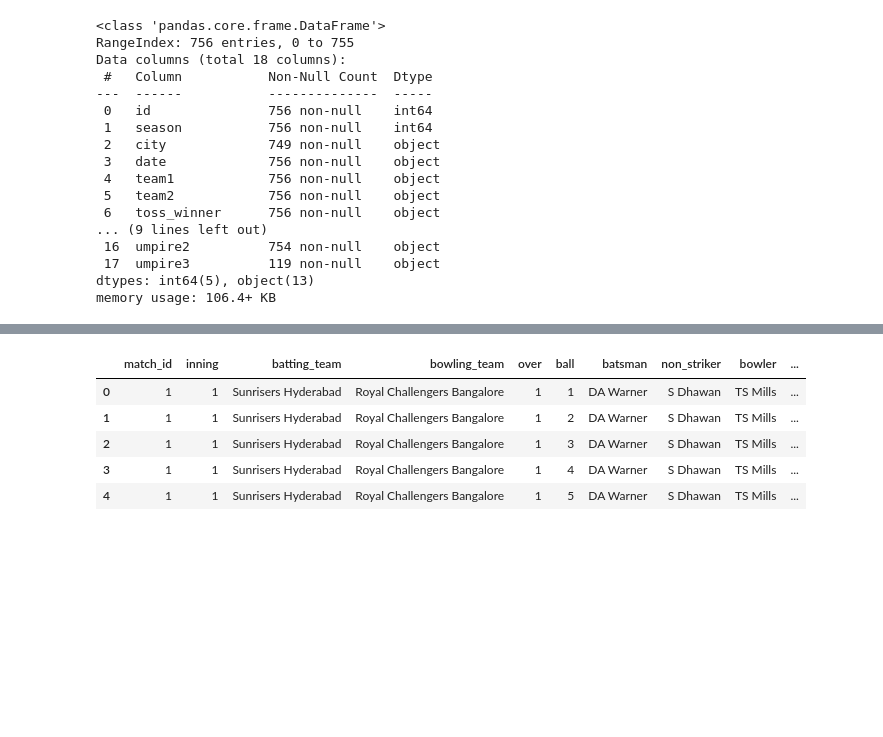
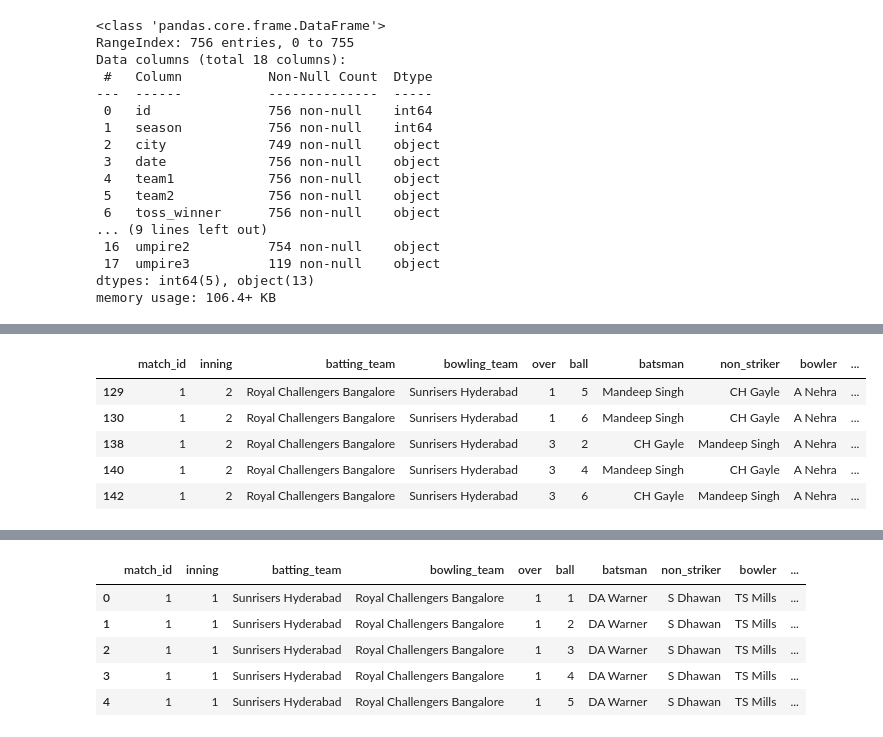
Before and after one commit to Nikiram-C/IPL-Data-Analysis, a Jupyter notebook: iplfinal1.ipynb, the cells around one changed output, grey strips where cells are left out. Cells and saved outputs as stored; diff of their text form; code cells hidden in the pictures; blank space fills up the shorter version.

```diff
--- a/iplfinal1.ipynb
+++ b/iplfinal1.ipynb
@@ -223,0 +348,9 @@ df_boundaries=df_rcbbatting[(df_rcbbatting['batsman_runs']==4) | (df_rcbbatting[
+# %%
+df_boundaries.head()
+# %% [output]
+|  | match_id | inning | batting_team | bowling_team | over | ball | batsman | non_striker | bowler | ... |
+| 129 | 1 | 2 | Royal Challengers Bangalore | Sunrisers Hyderabad | 1 | 5 | Mandeep Singh | CH Gayle | A Nehra | ... |
+| 130 | 1 | 2 | Royal Challengers Bangalore | Sunrisers Hyderabad | 1 | 6 | Mandeep Singh | CH Gayle | A Nehra | ... |
+| 138 | 1 | 2 | Royal Challengers Bangalore | Sunrisers Hyderabad | 3 | 2 | CH Gayle | Mandeep Singh | A Nehra | ... |
+| 140 | 1 | 2 | Royal Challengers Bangalore | Sunrisers Hyderabad | 3 | 4 | Mandeep Singh | CH Gayle | A Nehra | ... |
+| 142 | 1 | 2 | Royal Challengers Bangalore | Sunrisers Hyderabad | 3 | 6 | CH Gayle | Mandeep Singh | A Nehra | ... |
```
Also changed, not shown: parts of 79 cells of this notebook, 2 other files.
